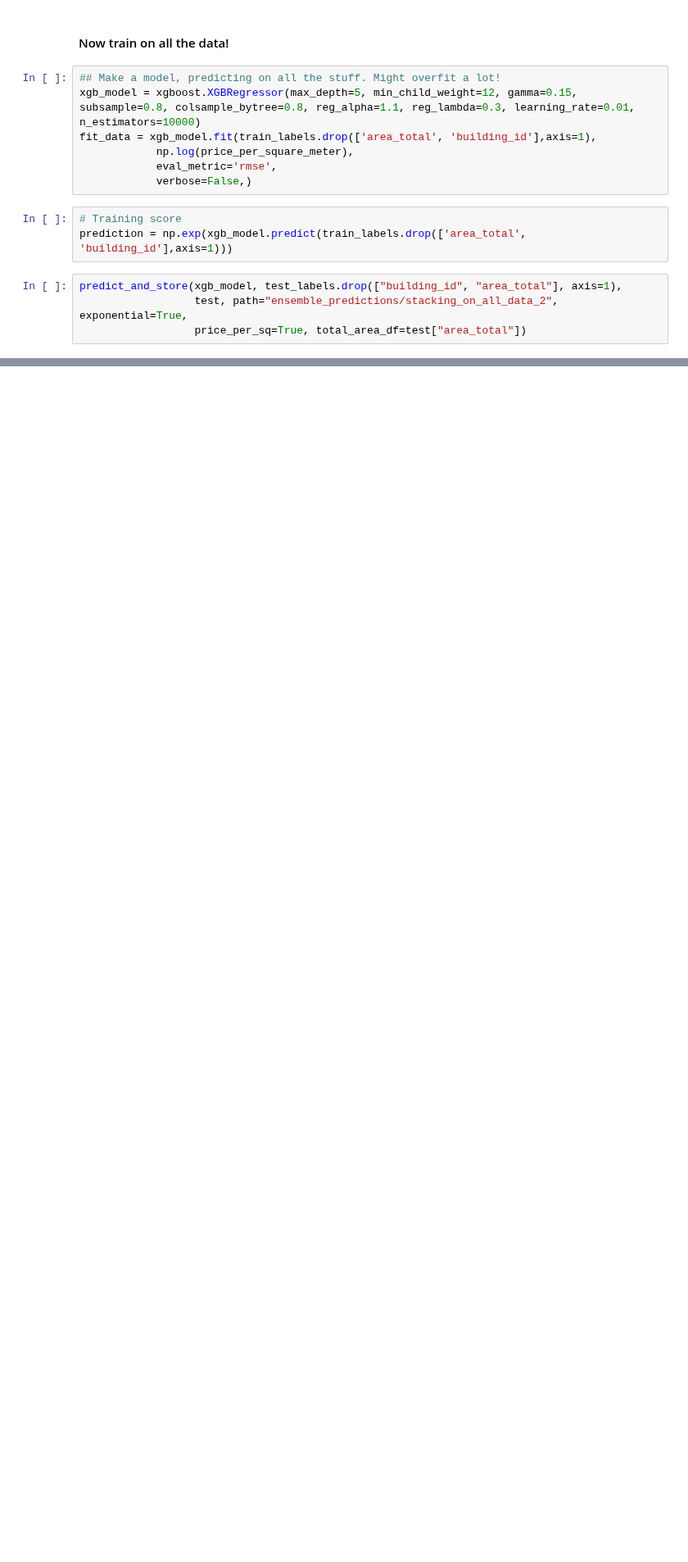
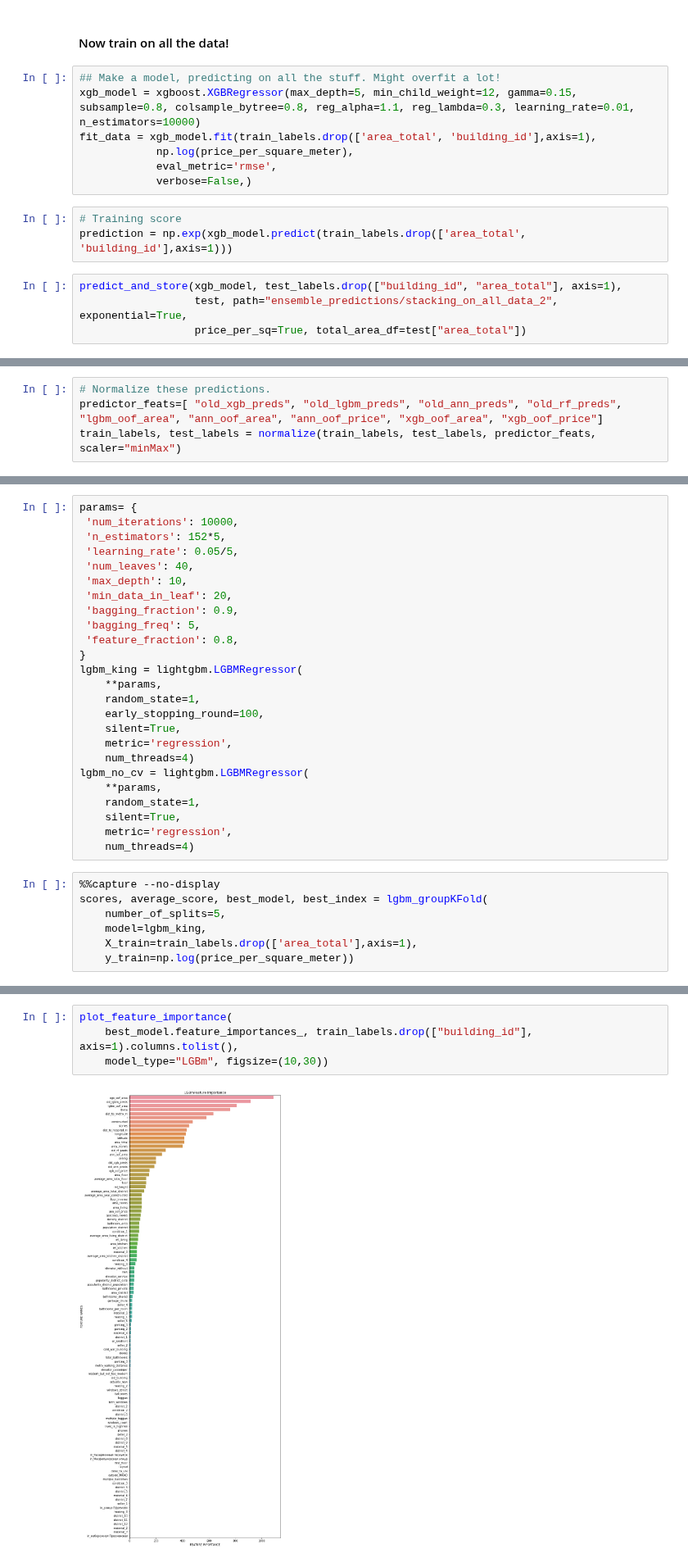
Before and after one commit to henrfj/TDT4173-ML, a Jupyter notebook: henrik-testsite/henrik_ensemble_2.ipynb, the cells around one changed output, grey strips where cells are left out. Shown at 82% size. Drawn from its saved outputs; the diff is of its cells as text; blank space fills up the shorter version.

Commit message:
lgbm king

```diff
--- a/henrik-testsite/henrik_ensemble_2.ipynb
+++ b/henrik-testsite/henrik_ensemble_2.ipynb
@@ -598,0 +715,4 @@ predict_and_store(xgb_model, test_labels.drop(["building_id", "area_total"], axi
+# %%
+# Normalize these predictions.
+predictor_feats=[ "old_xgb_preds", "old_lgbm_preds", "old_ann_preds", "old_rf_preds", "lgbm_oof_area", "ann_oof_area", "ann_oof_price", "xgb_oof_area", "xgb_oof_price"]
+train_labels, test_labels = normalize(train_labels, test_labels, predictor_feats, scaler="minMax")
@@ -598,0 +721,32 @@ predict_and_store(xgb_model, test_labels.drop(["building_id", "area_total"], axi
+# %%
+params= {
+ 'num_iterations': 10000,
+ 'n_estimators': 152*5,
+ 'learning_rate': 0.05/5,
+ 'num_leaves': 40,
+ 'max_depth': 10,
+ 'min_data_in_leaf': 20,
+ 'bagging_fraction': 0.9,
+ 'bagging_freq': 5,
+ 'feature_fraction': 0.8,
+}
+lgbm_king = lightgbm.LGBMRegressor(
+    **params,
+    random_state=1,
+    early_stopping_round=100,
+    silent=True,
+    metric='regression',
+    num_threads=4)
+lgbm_no_cv = lightgbm.LGBMRegressor(
+    **params,
+    random_state=1,
+    silent=True,
+    metric='regression',
+    num_threads=4)
+# %%
+%%capture --no-display
+scores, average_score, best_model, best_index = lgbm_groupKFold(
+    number_of_splits=5,
+    model=lgbm_king,
+    X_train=train_labels.drop(['area_total'],axis=1),
+    y_train=np.log(price_per_square_meter))
@@ -598,0 +782,6 @@ predict_and_store(xgb_model, test_labels.drop(["building_id", "area_total"], axi
+# %%
+plot_feature_importance(
+    best_model.feature_importances_, train_labels.drop(["building_id"], axis=1).columns.tolist(),
+    model_type="LGBm", figsize=(10,30))
+# %% [output]
+[figure, added]
```
Also changed, not shown: parts of 9 cells of this notebook, 5 other files.
